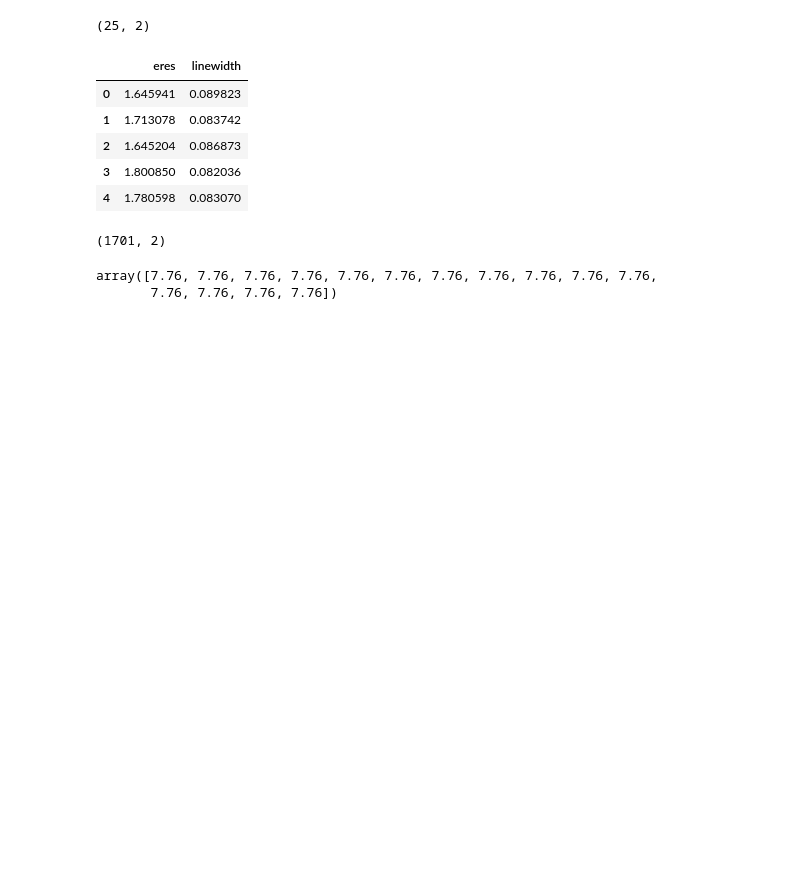
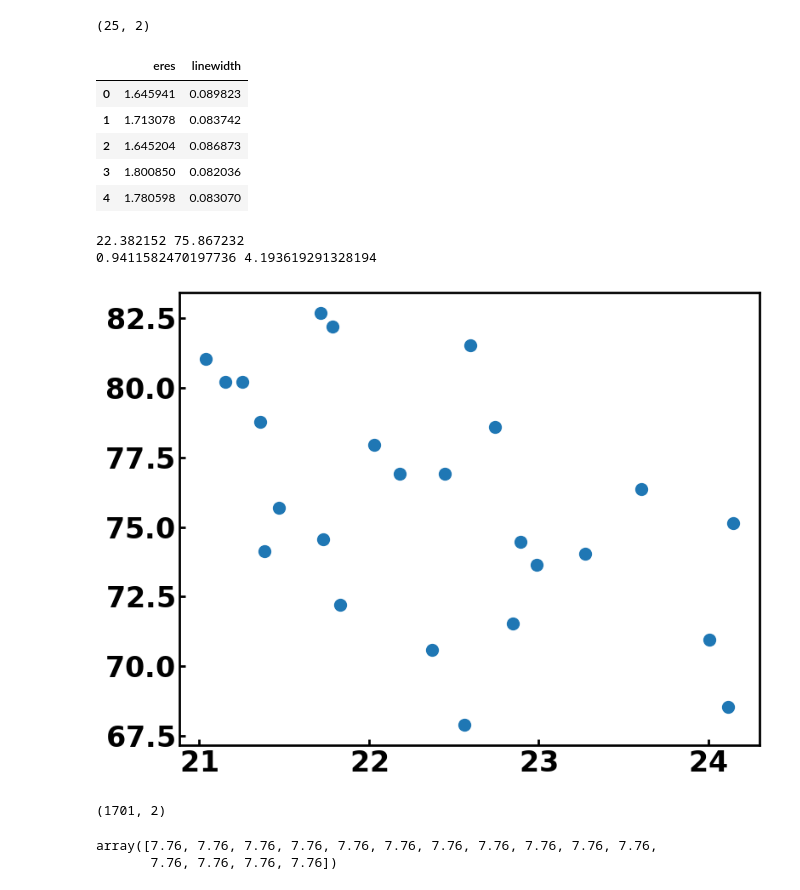
Before and after one commit to SWAN88/AuNR_DA, a Jupyter notebook: 090624_figure4.ipynb, the cells around one changed output. Saved outputs shown, nothing was run; the diff lists cells and outputs as text; code cells hidden in the pictures; blank space fills up the shorter version.

```diff
--- a/090624_figure4.ipynb
+++ b/090624_figure4.ipynb
@@ -125,6 +125,14 @@ X_al2o3.head()
 | 2 | 1.645204 | 0.086873 |
 | 3 | 1.800850 | 0.082036 |
 | 4 | 1.780598 | 0.083070 |
+# %%
+plt.scatter(exp_data['width'], exp_data['length'])
+print(exp_data['width'].mean(), exp_data['length'].mean())
+print(exp_data['width'].std(), exp_data['length'].std())
+# %% [output]
+22.382152 75.867232
+0.9411582470197736 4.193619291328194
+[figure, added]
 # %%
 X_glass = combined_data.drop(['width', 'length', 'imax', 'ratio', 'volume'], axis=1)
 yw_glass = combined_data['width']
```
Also changed, not shown: 2 other files.
